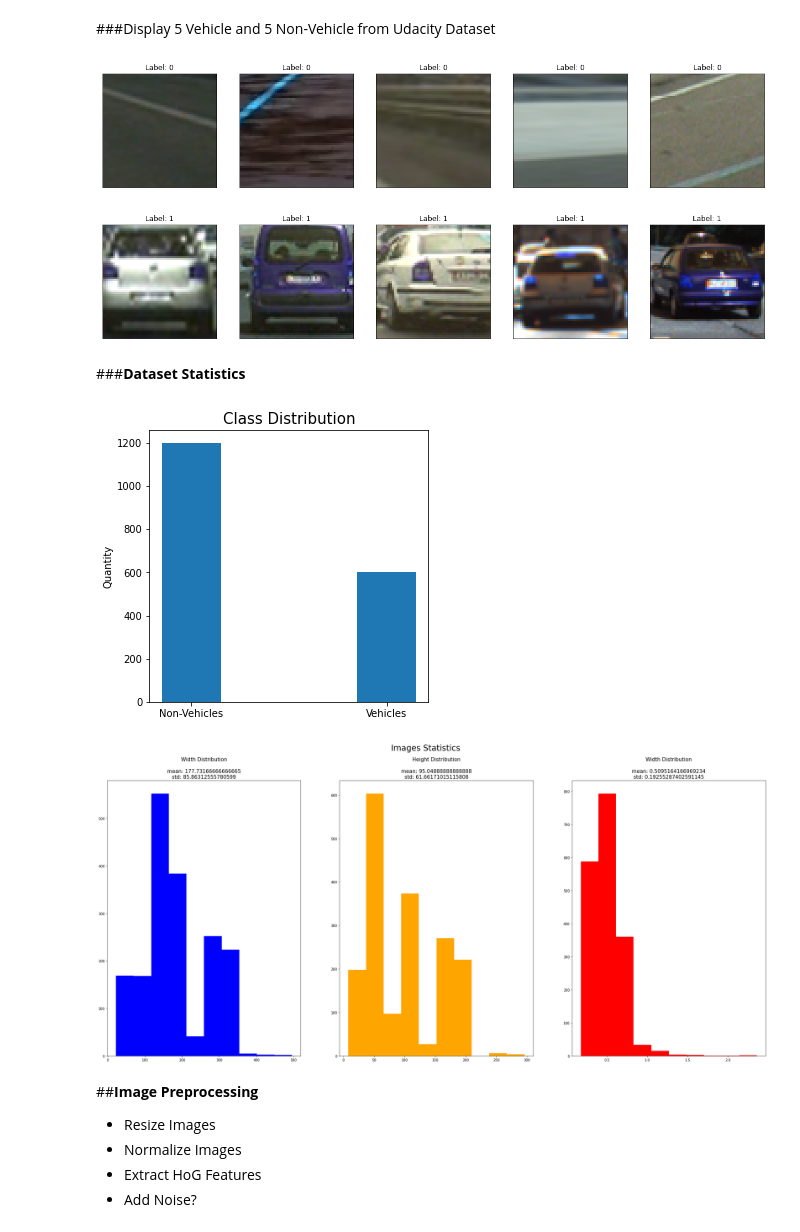
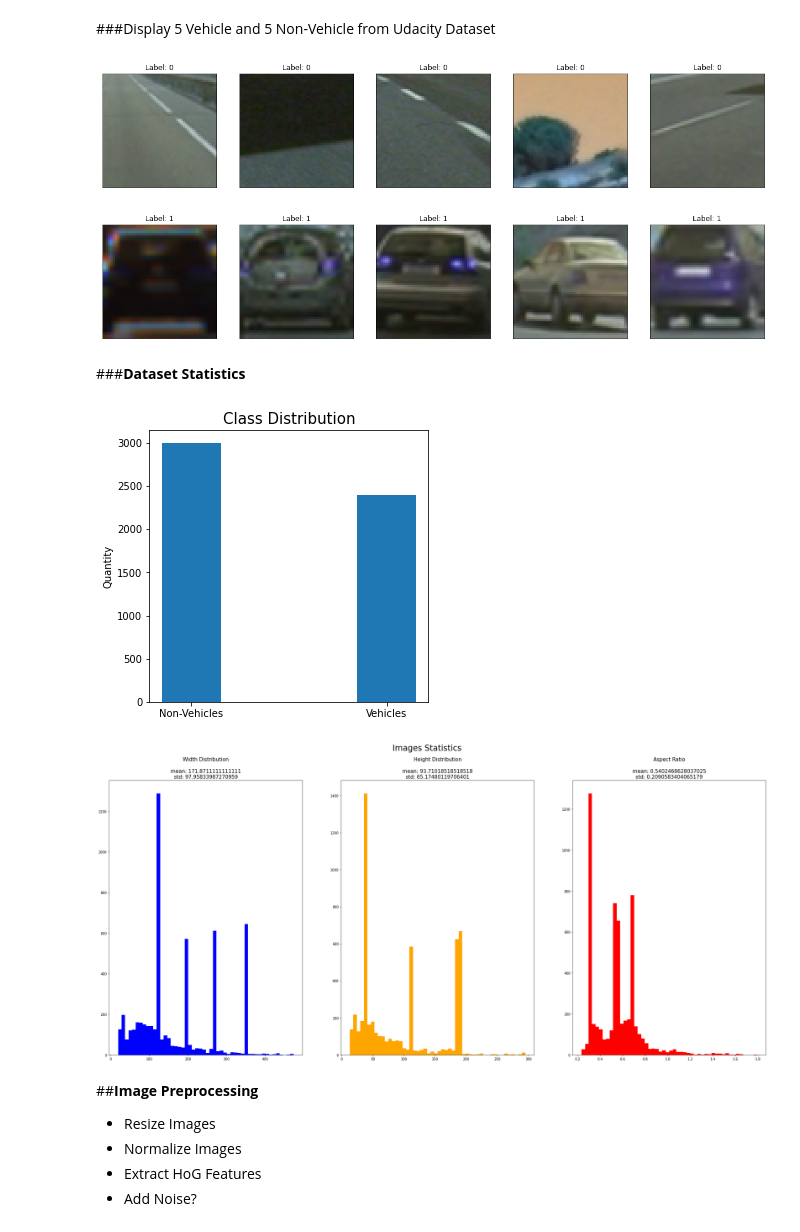
Before and after one commit to chrismartel/ECSE415-Project-G7, a Jupyter notebook: classification/classification.ipynb, the cells around one changed output. Drawn from its saved outputs; the diff is of its cells as text; code cells hidden in the pictures.

```diff
--- a/classification/classification.ipynb
+++ b/classification/classification.ipynb
@@ -252,7 +252,7 @@ Positive samples are obtained from the bounding box provided in the 4 image sequ
 Negative samples are obtained by generating random patches which intersect minimally with vehicles from the 4 image sequences from the ECSE415 dataset.
 # %%
 from random import uniform
-def more_bboxes(bbox,img_dim,  number_of_bboxes=10, x_scale=(0.95,1.05), y_scale=(0.95,1.05), x_translate=(-0.05,0.05), y_translate=(-0.05,0.05)):
+def more_bboxes(bbox,img_dim,  number_of_bboxes=10, x_scale=(1,1.005), y_scale=(1,1.005), x_translate=(-0.02,0.02), y_translate=(-0.02,0.02)):
   '''
       Generate list of bounding boxes around box of interest by applying random transations and scaling.
 
@@ -272,7 +272,7 @@ def more_bboxes(bbox,img_dim,  number_of_bboxes=10, x_scale=(0.95,1.05), y_scale
   '''
   # bounds
   x_left_bound, x_right_bound = 0, img_dim[1]
-  y_top_bound, y_bottom_bound = 0, img_dim[1]
+  y_top_bound, y_bottom_bound = 0, img_dim[0]
   x1, y1, x2, y2 = bbox
   w = float(x2 - x1)
   h = float(y2 - y1)
@@ -332,6 +332,7 @@ def more_bboxes(bbox,img_dim,  number_of_bboxes=10, x_scale=(0.95,1.05), y_scale
 
       # OK
       bboxes.append((new_x1,new_y1,new_x2,new_y2))
+
       break
   return bboxes
 # %%
@@ -376,7 +377,7 @@ def build_dataset_from_sequences(sequences,min_intersection_ratio=0.9, number_of
 
     # init sliding window
     img = cv.imread('dataset/000{seq_id}/{frame_id:06d}.png'.format(seq_id=seq_id, frame_id=1))
-    windows = slidingWindow(img.shape[0:2], init_size=(64,64), x_overlap=0.05, y_step=0.05,x_range=(0, 1), y_range=(0, 1), scale=1.1, dims=False)
+    windows = slidingWindow(img.shape[0:2], init_size=(int(img.shape[0]/10),int(img.shape[0]/10)), x_overlap=0.05, y_step=0.05,x_range=(0, 1), y_range=(0, 1), scale=1.2, dims=False)
 
     ################
     # NEGATIVE SET #
@@ -391,6 +392,9 @@ def build_dataset_from_sequences(sequences,min_intersection_ratio=0.9, number_of
 
       while(True):
         random_window = choice(windows)
+
+        if ((random_window[3]-random_window[1])/(random_window[2]-random_window[0])) > 2:
+          continue
 
         random_window_x1, random_window_y1, random_window_x2, random_window_y2 = random_window
         random_window_area = area(random_window)
@@ -445,12 +449,16 @@ def build_dataset_from_sequences(sequences,min_intersection_ratio=0.9, number_of
           break
 
         vehicle_bbox = (x1,y1,x2,y2)
-        new_bboxes = more_bboxes(vehicle_bbox,img.shape[0:2], number_of_bboxes=1)
+        if ((y2-y1)/(x2-x1)) > 2:
+          continue
+
+        new_bboxes = more_bboxes(vehicle_bbox,img.shape[0:2], number_of_bboxes=2)
 
         for new_bbox in new_bboxes:
 
           if sequence_complete:
             break
+
 
           new_bbox_img = img[new_bbox[1]:new_bbox[3],new_bbox[0]:new_bbox[2]]
 
@@ -586,7 +594,7 @@ def build_dataset_from_udacity(number_of_positive_samples=2000, number_of_negati
 # %% [markdown]
 ###Display 5 Vehicle and 5 Non-Vehicle from Provided Sequences
 # %%
-imgs, labels = build_dataset_from_sequences(['0','1','2'],min_intersection_ratio=0.8, number_of_positive_samples_per_sequence=200, number_of_negative_samples_per_sequence=400, visualize=False)
+imgs, labels = build_dataset_from_sequences(['0','1','2'],min_intersection_ratio=0.7, number_of_positive_samples_per_sequence=100, number_of_negative_samples_per_sequence=200, visualize=False)
 # %%
 # Display Images along with predictions
 
@@ -643,7 +651,7 @@ plt.show()
 # %% [markdown]
 ###Display 5 Vehicle and 5 Non-Vehicle from Udacity Dataset
 # %%
-imgs, labels = build_dataset_from_udacity(number_of_positive_samples=5, number_of_negative_samples=5, visualize=False)
+imgs, labels = build_dataset_from_udacity(number_of_positive_samples=100, number_of_negative_samples=100, visualize=False)
 # %%
 # Display Images along with predictions
 
@@ -697,8 +705,8 @@ for i in range(5):
 
 plt.show()
 # %% [output]
-[figure, old version]
+[figure, new version]
-[figure, old version]
+[figure, new version]
 # %% [markdown]
 ###**Dataset Statistics**
 # %%
@@ -769,45 +777,45 @@ def dataset_statistics(imgs, labels, statistic_types):
 # %%
 from scipy.stats import norm
 # Dataset parameters
-number_of_positive_samples_per_sequence = 200
-number_of_negative_samples_per_sequence = 400
+number_of_positive_samples_per_sequence = 800
+number_of_negative_samples_per_sequence = 1000
 min_intersection_ratio = 0.8
 
-# Build Dataset
-imgs, labels = build_dataset_from_sequences(['0','1','2'],min_intersection_ratio=min_intersection_ratio, number_of_positive_samples_per_sequence=number_of_positive_samples_per_sequence, number_of_negative_samples_per_sequence=number_of_negative_samples_per_sequence, visualize=False)
+# # Build Dataset
+# imgs, labels = build_dataset_from_sequences(['0','1','2'],min_intersection_ratio=min_intersection_ratio, number_of_positive_samples_per_sequence=number_of_positive_samples_per_sequence, number_of_negative_samples_per_sequence=number_of_negative_samples_per_sequence, visualize=False)
 
 # Compute Image Statistics
 statistics = dataset_statistics(imgs, labels, ['width','height','aspect_ratio','class_distribution'])
 
 # Display Class Distribution
 class_count = statistics['class_distribution']
 
 plt.figure(figsize=(5,5))
 plt.bar(['Non-Vehicles','Vehicles'],class_count, width=0.3)
 plt.ylabel('Quantity')
 plt.title("Class Distribution", fontsize='15')
 plt.show()
 
 # Display Stats Range Distribution
 fig, axes = plt.subplots(1,3)
 fig.set_figheight(15)
 fig.set_figwidth(35)
 fig.suptitle('Images Statistics', fontsize=24)
 
-number_of_bins = 10
+number_of_bins = 50
 axes[0].hist(statistics['widths'], bins=number_of_bins, color='blue')
 axes[0].set_title("Width Distribution\n\nmean: {mean}\nstd: {std}".format(mean=np.mean(statistics['widths']), std=np.std(statistics['widths'])), fontsize='15')
 
 axes[1].hist(statistics['heights'], bins=number_of_bins, color='orange')
 axes[1].set_title("Height Distribution\n\nmean: {mean}\nstd: {std}".format(mean=np.mean(statistics['heights']), std=np.std(statistics['heights'])), fontsize='15')
 
 axes[2].hist(statistics['aspect_ratios'], bins=number_of_bins, color='red')
-axes[2].set_title("Width Distribution\n\nmean: {mean}\nstd: {std}".format(mean=np.mean(statistics['aspect_ratios']), std=np.std(statistics['aspect_ratios'])), fontsize='15')
+axes[2].set_title("Aspect Ratio\n\nmean: {mean}\nstd: {std}".format(mean=np.mean(statistics['aspect_ratios']), std=np.std(statistics['aspect_ratios'])), fontsize='15')
 
 plt.show()
 # %% [output]
-[figure, old version]
+[figure, new version]
-[figure, old version]
+[figure, new version]
 # %% [markdown]
 ##**Image Preprocessing**
 
```
Also changed, not shown: parts of 21 cells of this notebook.
